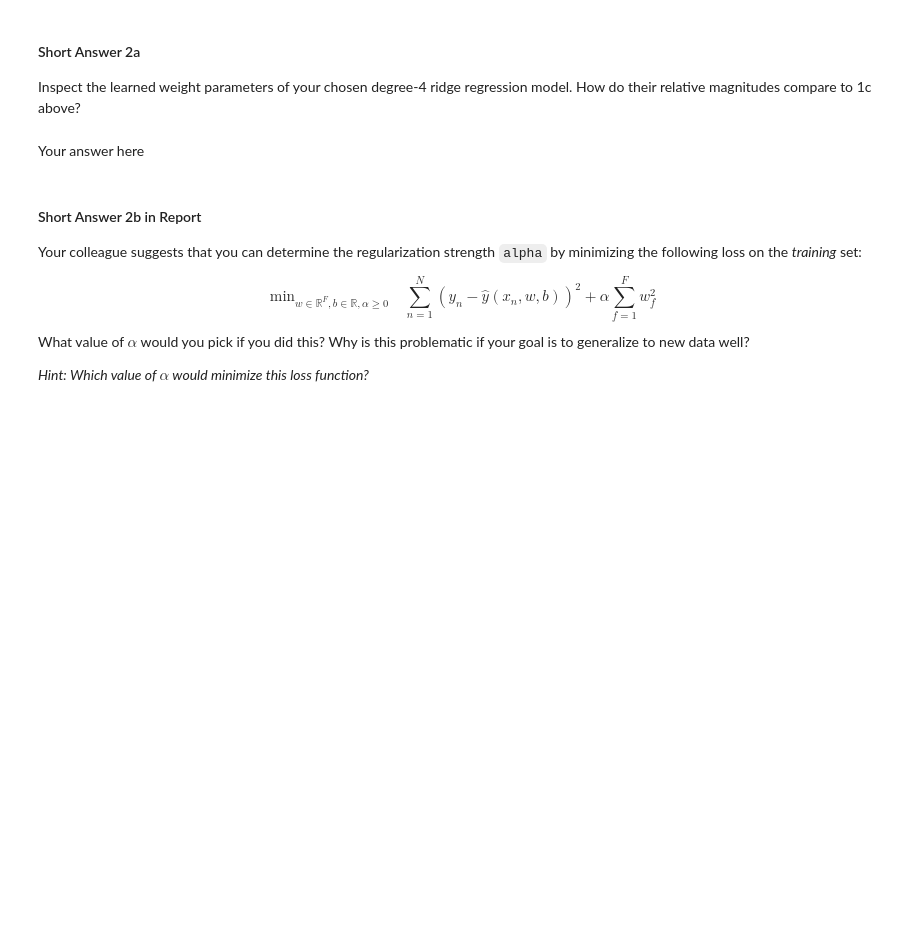
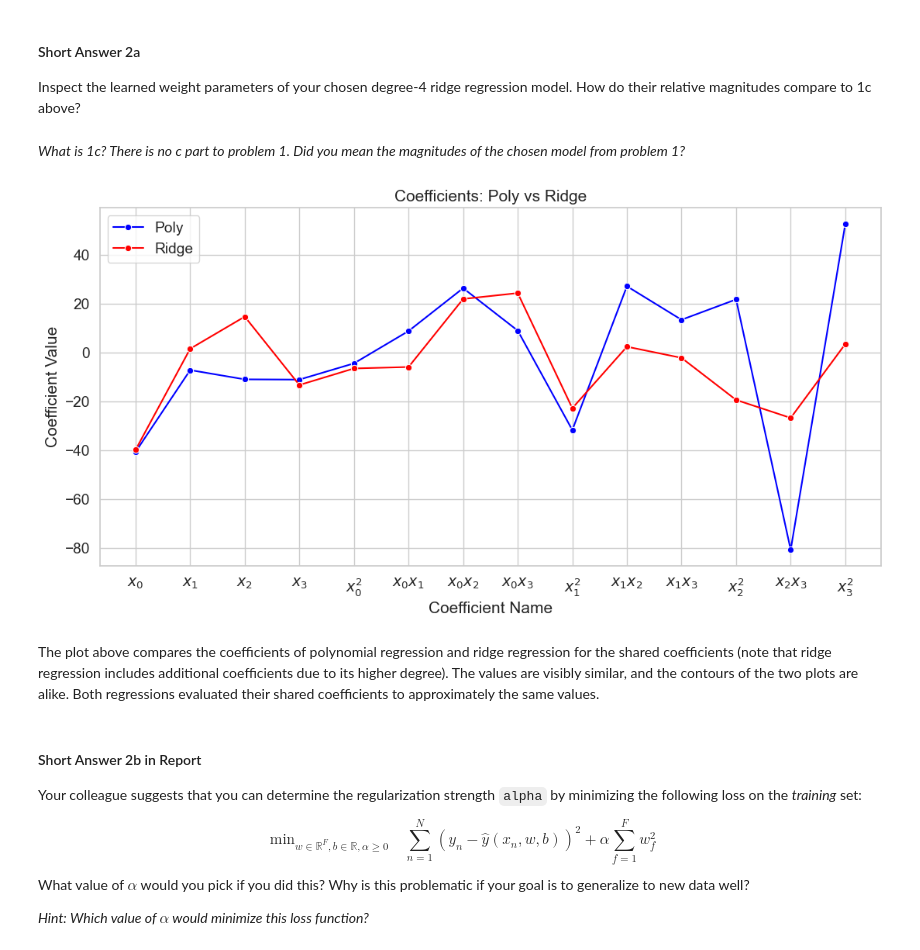
Before and after one commit to cabradna/cs135-24f-assignments, a Jupyter notebook: hw1/hw1_report.ipynb, the cells around one changed output. Drawn from its saved outputs; the diff is of its cells as text; code cells hidden in the pictures; blank space fills up the shorter version.

```diff
--- a/hw1/hw1_report.ipynb
+++ b/hw1/hw1_report.ipynb
@@ -21,7 +21,7 @@ You may need to adjust your data directory to point towards the auto data.
 # %%
 SEED = 12345
 
-DATA_DIR = '../../data_auto/'
+DATA_DIR = 'data_auto/'
 # %% [markdown]
 # Helper Functions
 
@@ -350,5 +458,13 @@ TODO
 
 Inspect the learned weight parameters of your chosen degree-4 ridge regression model.
 How do their relative magnitudes compare to 1c above?
-# %% [markdown]
-Your answer here
+# %% [markdown]
+_What is 1c? There is no c part to problem 1. Did you mean the magnitudes of the chosen model from problem 1?_
+# %%
+my_ridge_regr = fv2_pipeline_list[4].named_steps['linear_regr']
+my_poly_regr = fv_pipeline_list[1].named_steps['linear_regr']
+
+my_ridge_feat_names = fv2_pipeline_list[4].named_steps['poly_transformer'].get_feature_names_out()
+my_poly_feat_names = fv_pipeline_list[1].named_steps['poly_transformer'].get_feature_names_out()
+my_ridge_coef_values = my_ridge_regr.coef_
+my_poly_coef_values = my_poly_regr.coef_
@@ -355,3 +492,39 @@ Your answer here
+# %%
+# Set the plot width
+plt.figure(figsize=(13, 6))
+
+# First line plot (Poly)
+sns.lineplot(
+    x=[format_coeffs(x) for x in my_poly_feat_names],
+    y=my_poly_coef_values,
+    color='blue',
+    marker='o',
+    label='Poly'
+)
+
+# Second line plot (Ridge)
+sns.lineplot(
+    x = [format_coeffs(x) for x in my_ridge_feat_names[:len(my_poly_feat_names)]],
+    y = my_ridge_coef_values[:len(my_poly_feat_names)],
+    color='red',
+    marker='o',
+    label='Ridge'
+)
+
+# Add title and axis labels
+plt.title('Coefficients: Poly vs Ridge')
+plt.xlabel('Coefficient Name')
+plt.ylabel('Coefficient Value')
+
+# Show the legend
+plt.legend()
+
+# Display the plot
+plt.show()
+# %% [output]
+[figure, added]
+# %% [markdown]
+The plot above compares the coefficients of polynomial regression and ridge regression for the shared coefficients (note that ridge regression includes additional coefficients due to its higher degree). The values are visibly similar, and the contours of the two plots are alike. Both regressions evaluated their shared coefficients to approximately the same values.
 # %% [markdown]
 #### Short Answer 2b in Report
 
```
Also changed, not shown: parts of 41 cells of this notebook, 1 other file.
